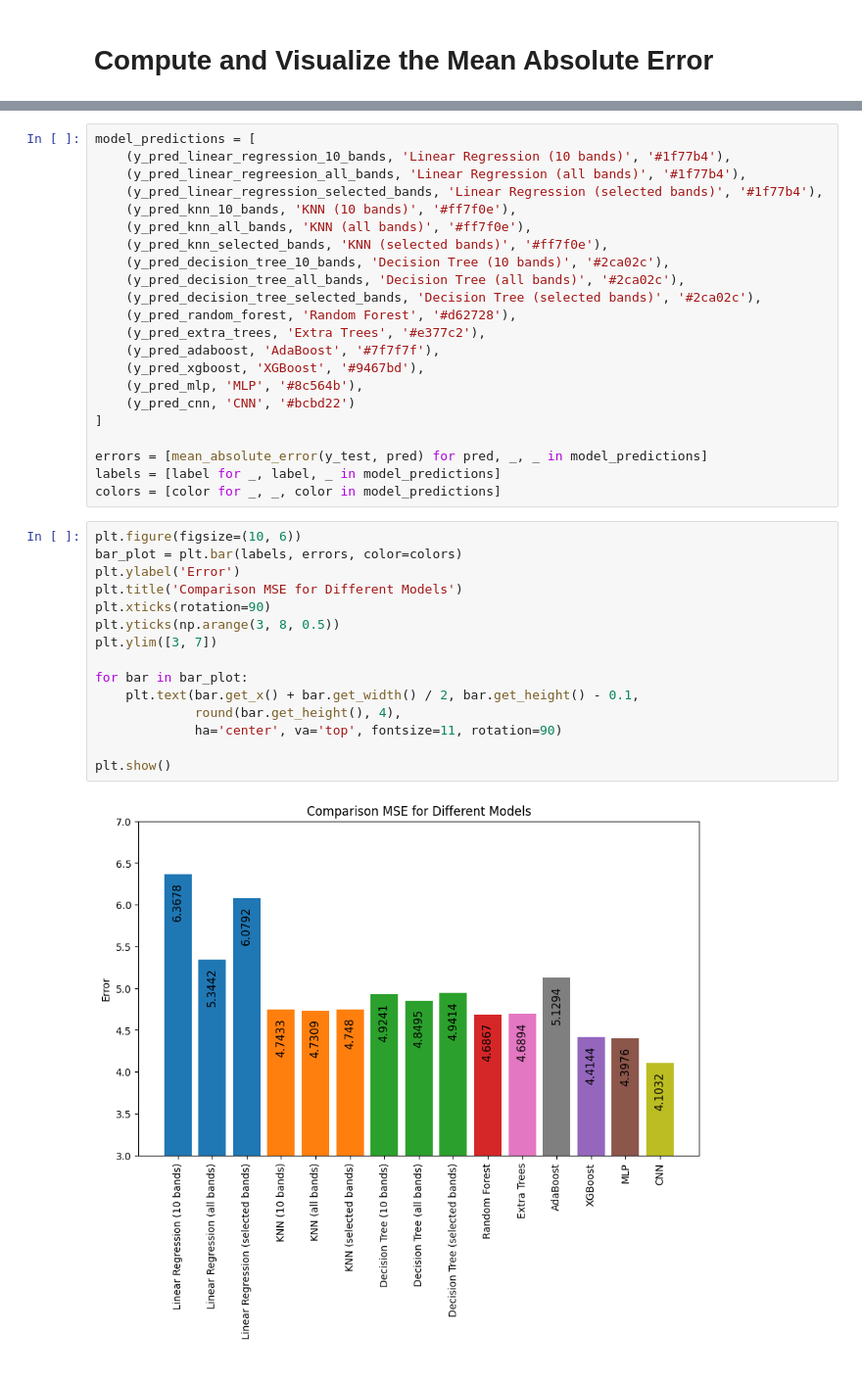
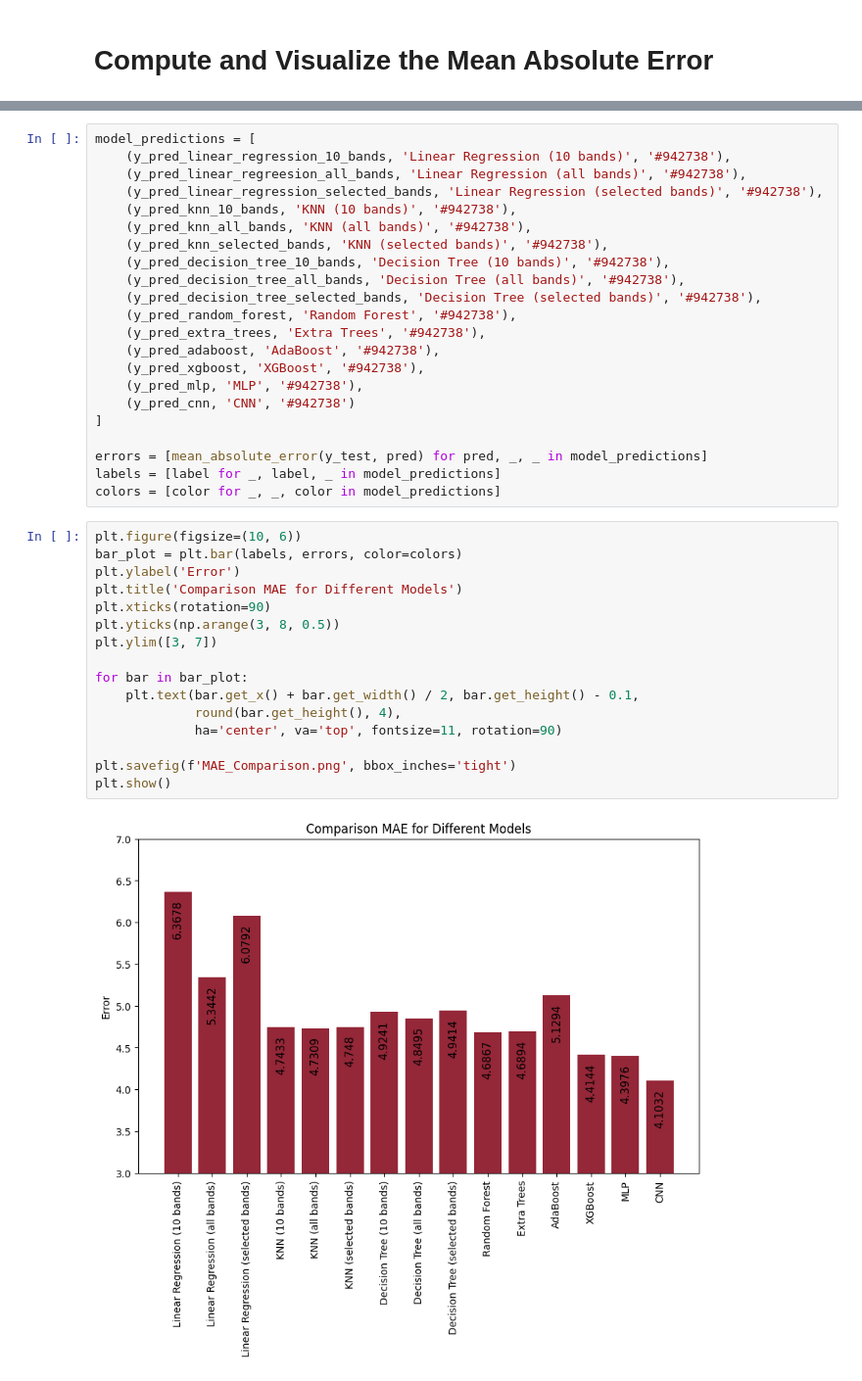
Before and after one commit to SvenLigensa/da2-casestudy, a Jupyter notebook: 4_ModelValidation/4_0_MAE_Comparison.ipynb, the cells around one changed output, grey strips where cells are left out. Shown: that part at 98% size. Saved outputs shown, nothing was run; the diff lists cells and outputs as text.

```diff
--- a/4_ModelValidation/4_0_MAE_Comparison.ipynb
+++ b/4_ModelValidation/4_0_MAE_Comparison.ipynb
@@ -97,20 +97,20 @@ y_pred_cnn = cnn.predict(X_test_7x7)
 # %%
 model_predictions = [
-    (y_pred_linear_regression_10_bands, 'Linear Regression (10 bands)', '#1f77b4'),
-    (y_pred_linear_regreesion_all_bands, 'Linear Regression (all bands)', '#1f77b4'),
-    (y_pred_linear_regression_selected_bands, 'Linear Regression (selected bands)', '#1f77b4'),
-    (y_pred_knn_10_bands, 'KNN (10 bands)', '#ff7f0e'),
-    (y_pred_knn_all_bands, 'KNN (all bands)', '#ff7f0e'),
-    (y_pred_knn_selected_bands, 'KNN (selected bands)', '#ff7f0e'),
-    (y_pred_decision_tree_10_bands, 'Decision Tree (10 bands)', '#2ca02c'),
-    (y_pred_decision_tree_all_bands, 'Decision Tree (all bands)', '#2ca02c'),
-    (y_pred_decision_tree_selected_bands, 'Decision Tree (selected bands)', '#2ca02c'),
-    (y_pred_random_forest, 'Random Forest', '#d62728'),
-    (y_pred_extra_trees, 'Extra Trees', '#e377c2'),
-    (y_pred_adaboost, 'AdaBoost', '#7f7f7f'),
-    (y_pred_xgboost, 'XGBoost', '#9467bd'),
-    (y_pred_mlp, 'MLP', '#8c564b'),
-    (y_pred_cnn, 'CNN', '#bcbd22')
+    (y_pred_linear_regression_10_bands, 'Linear Regression (10 bands)', '#942738'),
+    (y_pred_linear_regreesion_all_bands, 'Linear Regression (all bands)', '#942738'),
+    (y_pred_linear_regression_selected_bands, 'Linear Regression (selected bands)', '#942738'),
+    (y_pred_knn_10_bands, 'KNN (10 bands)', '#942738'),
+    (y_pred_knn_all_bands, 'KNN (all bands)', '#942738'),
+    (y_pred_knn_selected_bands, 'KNN (selected bands)', '#942738'),
+    (y_pred_decision_tree_10_bands, 'Decision Tree (10 bands)', '#942738'),
+    (y_pred_decision_tree_all_bands, 'Decision Tree (all bands)', '#942738'),
+    (y_pred_decision_tree_selected_bands, 'Decision Tree (selected bands)', '#942738'),
+    (y_pred_random_forest, 'Random Forest', '#942738'),
+    (y_pred_extra_trees, 'Extra Trees', '#942738'),
+    (y_pred_adaboost, 'AdaBoost', '#942738'),
+    (y_pred_xgboost, 'XGBoost', '#942738'),
+    (y_pred_mlp, 'MLP', '#942738'),
+    (y_pred_cnn, 'CNN', '#942738')
 ]
 
 errors = [mean_absolute_error(y_test, pred) for pred, _, _ in model_predictions]
@@ -119,17 +119,18 @@ colors = [color for _, _, color in model_predictions]
 # %%
 plt.figure(figsize=(10, 6))
 bar_plot = plt.bar(labels, errors, color=colors)
 plt.ylabel('Error')
-plt.title('Comparison MSE for Different Models')
+plt.title('Comparison MAE for Different Models')
 plt.xticks(rotation=90)
 plt.yticks(np.arange(3, 8, 0.5))
 plt.ylim([3, 7])
 
 for bar in bar_plot:
     plt.text(bar.get_x() + bar.get_width() / 2, bar.get_height() - 0.1,
              round(bar.get_height(), 4),
              ha='center', va='top', fontsize=11, rotation=90)
 
+plt.savefig(f'MAE_Comparison.png', bbox_inches='tight')
 plt.show()
 # %% [output]
-[figure, old version]
+[figure, new version]
```
Also changed, not shown: parts of 2 cells of this notebook, 6 other files.
